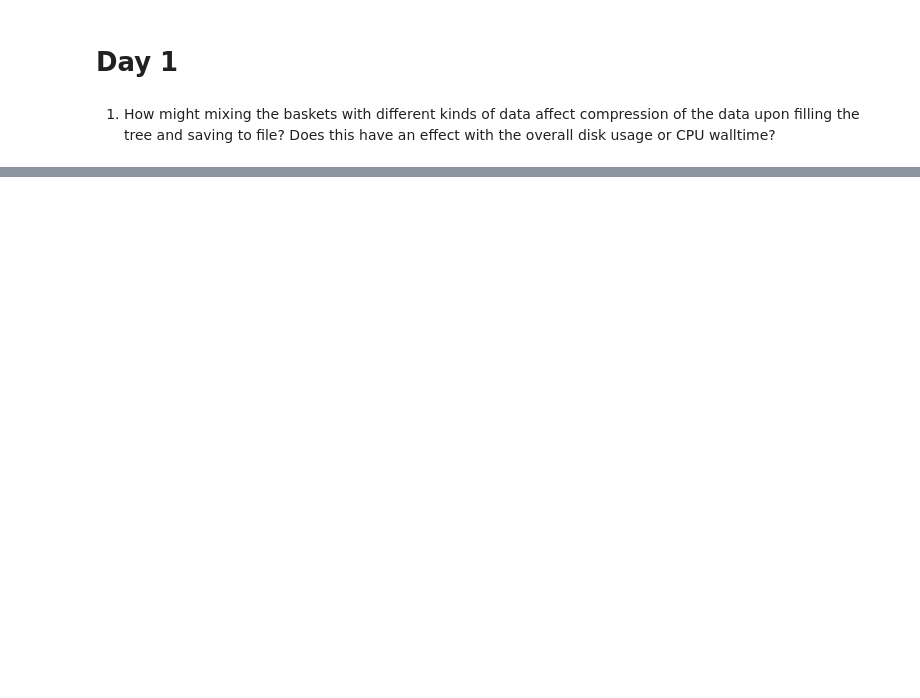
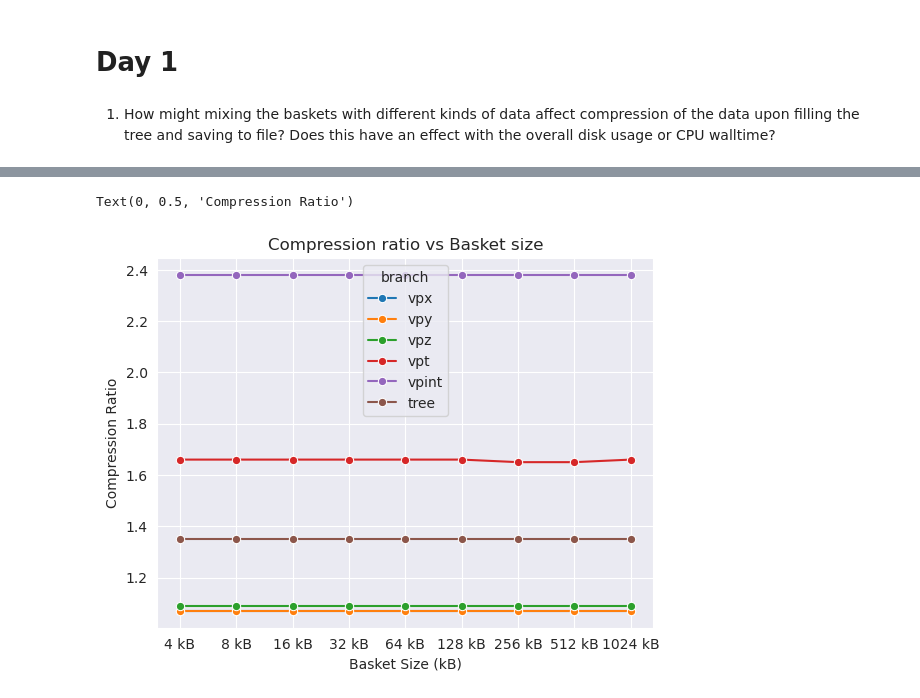
Before and after one commit to ajbyrnes/phy596, a Jupyter notebook: hw3/answers.ipynb, the cells around one changed output, grey strips where cells are left out. Cells and saved outputs as stored; diff of their text form; code cells hidden in the pictures; blank space fills up the shorter version.

```diff
--- a/hw3/answers.ipynb
+++ b/hw3/answers.ipynb
@@ -18,0 +119,21 @@ CPU walltime could also increase because the compressor has to do more work -- g
+# %%
+import pandas as pd
+
+def dictToDataFrame(data, branchName, valueName):
+    df = pd.DataFrame(data)
+    df['branch'] = branchName
+    df['basketSize'] = basketSizes
+    return df.melt(id_vars=['branch', 'basketSize'], var_name='branchesInTree', value_name=valueName)
+
+dfx = dictToDataFrame(data['vpx'], 'vpx', 'compression')
+dfy = dictToDataFrame(data['vpy'], 'vpy', 'compression')
+dfz = dictToDataFrame(data['vpz'], 'vpz', 'compression')
+dft = dictToDataFrame(data['vpt'], 'vpt', 'compression')
+dfint = dictToDataFrame(data['vpint'], 'vpint', 'compression')
+dftreecomp = dictToDataFrame(data['tree']['compression'], 'tree', 'compression')
+dftreetimereal = dictToDataFrame(data['tree']['time']['real'], 'tree', 'realTime')
+dftreetimecpu = dictToDataFrame(data['tree']['time']['cpu'], 'tree', 'cpuTime')
+
+df = pd.concat([dfx, dfy, dfz, dft, dfint, dftreecomp, dftreetimereal, dftreetimecpu], ignore_index=True)
+df.basketSize = df.basketSize.astype(str) + ' kB'
+df
@@ -18,0 +154,14 @@ CPU walltime could also increase because the compressor has to do more work -- g
+# %%
+import seaborn as sns
+import matplotlib.pyplot as plt
+
+sns.set_style("darkgrid")
+
+# Plot compression vs basket size
+ax = sns.lineplot(data=df[df['branchesInTree'] == 'VpxVpyVpzVptVpint'], x='basketSize', y='compression', hue='branch', marker='o')
+ax.set_title('Compression ratio vs Basket size')
+ax.set_xlabel('Basket Size (kB)')
+ax.set_ylabel('Compression Ratio')
+# %% [output]
+Text(0, 0.5, 'Compression Ratio')
+[figure, added]
```
Also changed, not shown: parts of 24 cells of this notebook, 19 other files.
